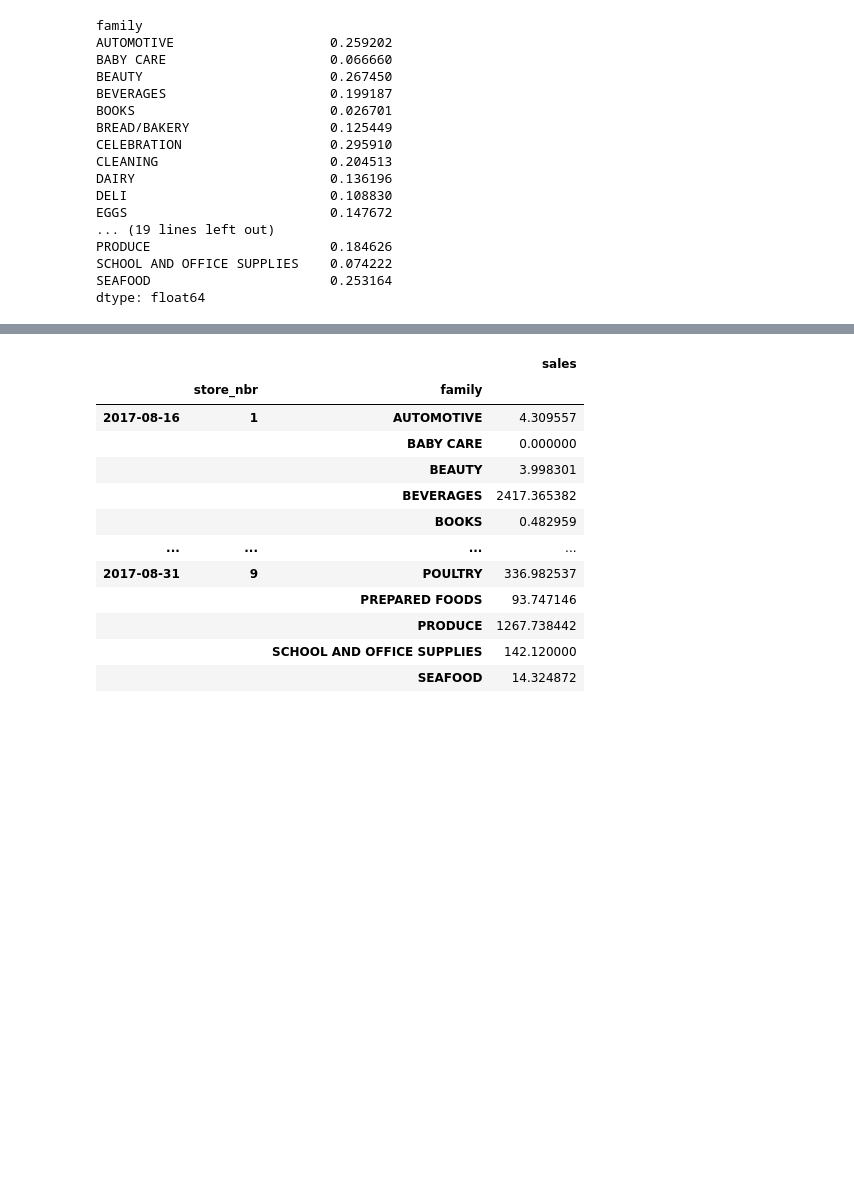
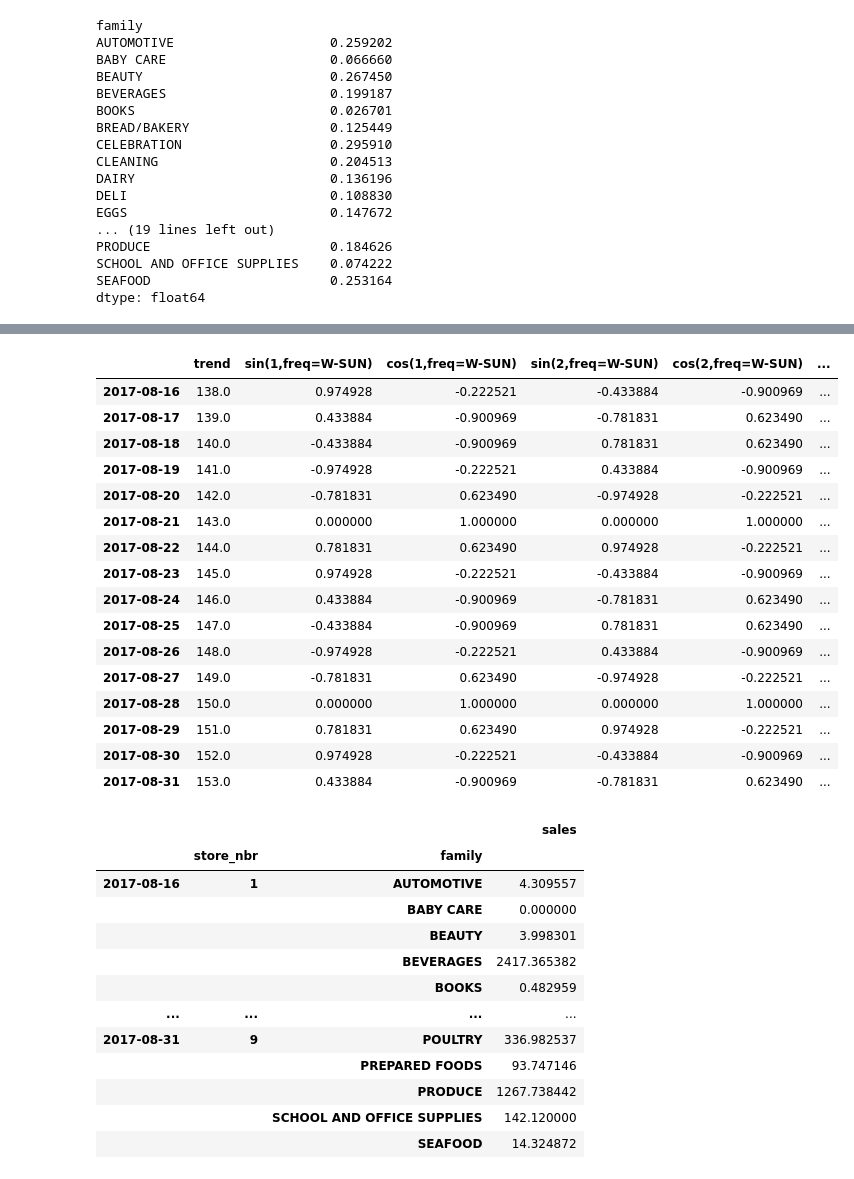
Before and after one commit to safersephy/ML-practice-2021, a Jupyter notebook: TS/TS EXAMPLE.ipynb, the cells around one changed output, grey strips where cells are left out. Cells and saved outputs as stored; diff of their text form; code cells hidden in the pictures; blank space fills up the shorter version.

```diff
--- a/TS/TS EXAMPLE.ipynb
+++ b/TS/TS EXAMPLE.ipynb
@@ -253,3 +316,23 @@ sales_pred[sales_pred < 0] = 0.
+# %%
+X_test
+# %% [output]
+|  | trend | sin(1,freq=W-SUN) | cos(1,freq=W-SUN) | sin(2,freq=W-SUN) | cos(2,freq=W-SUN) | ... |
+| 2017-08-16 | 138.0 | 0.974928 | -0.222521 | -0.433884 | -0.900969 | ... |
+| 2017-08-17 | 139.0 | 0.433884 | -0.900969 | -0.781831 | 0.623490 | ... |
+| 2017-08-18 | 140.0 | -0.433884 | -0.900969 | 0.781831 | 0.623490 | ... |
+| 2017-08-19 | 141.0 | -0.974928 | -0.222521 | 0.433884 | -0.900969 | ... |
+| 2017-08-20 | 142.0 | -0.781831 | 0.623490 | -0.974928 | -0.222521 | ... |
+| 2017-08-21 | 143.0 | 0.000000 | 1.000000 | 0.000000 | 1.000000 | ... |
+| 2017-08-22 | 144.0 | 0.781831 | 0.623490 | 0.974928 | -0.222521 | ... |
+| 2017-08-23 | 145.0 | 0.974928 | -0.222521 | -0.433884 | -0.900969 | ... |
+| 2017-08-24 | 146.0 | 0.433884 | -0.900969 | -0.781831 | 0.623490 | ... |
+| 2017-08-25 | 147.0 | -0.433884 | -0.900969 | 0.781831 | 0.623490 | ... |
+| 2017-08-26 | 148.0 | -0.974928 | -0.222521 | 0.433884 | -0.900969 | ... |
+| 2017-08-27 | 149.0 | -0.781831 | 0.623490 | -0.974928 | -0.222521 | ... |
+| 2017-08-28 | 150.0 | 0.000000 | 1.000000 | 0.000000 | 1.000000 | ... |
+| 2017-08-29 | 151.0 | 0.781831 | 0.623490 | 0.974928 | -0.222521 | ... |
+| 2017-08-30 | 152.0 | 0.974928 | -0.222521 | -0.433884 | -0.900969 | ... |
+| 2017-08-31 | 153.0 | 0.433884 | -0.900969 | -0.781831 | 0.623490 | ... |
 # %%
 sales_pred
 # %% [output]
```
Also changed, not shown: parts of 7 cells of this notebook, 22 other files.
